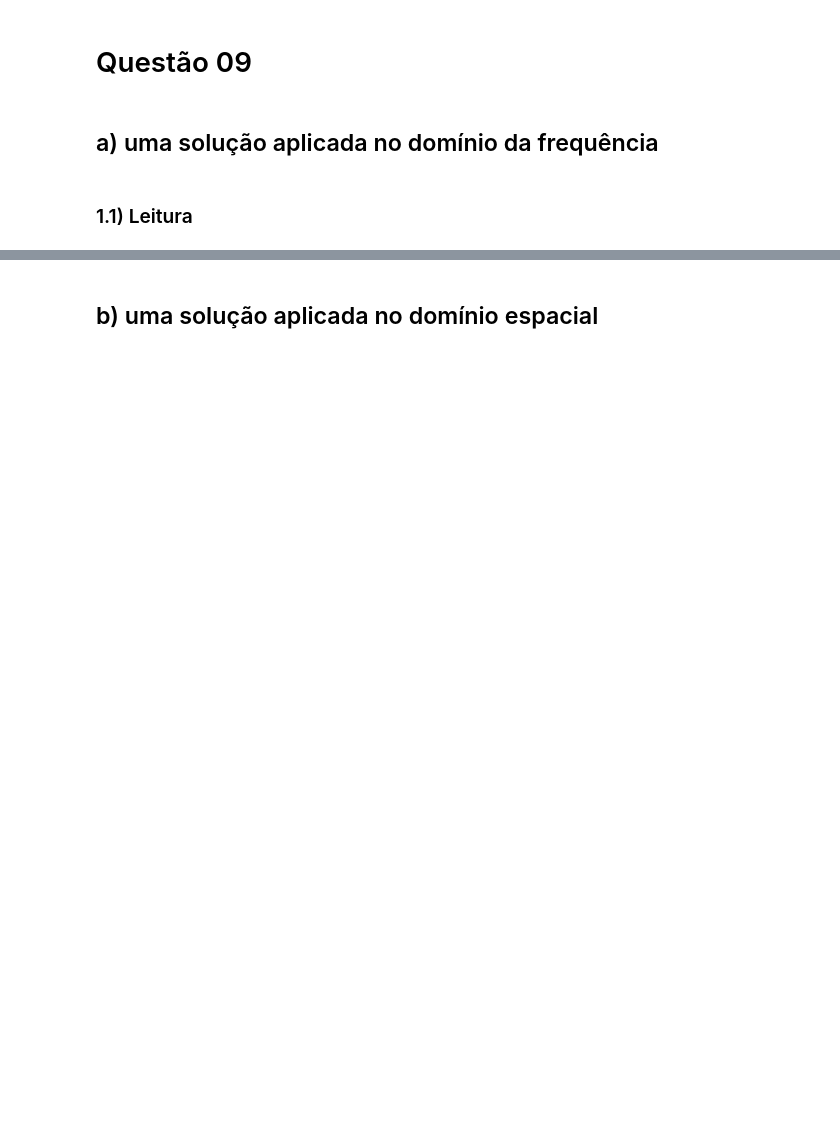
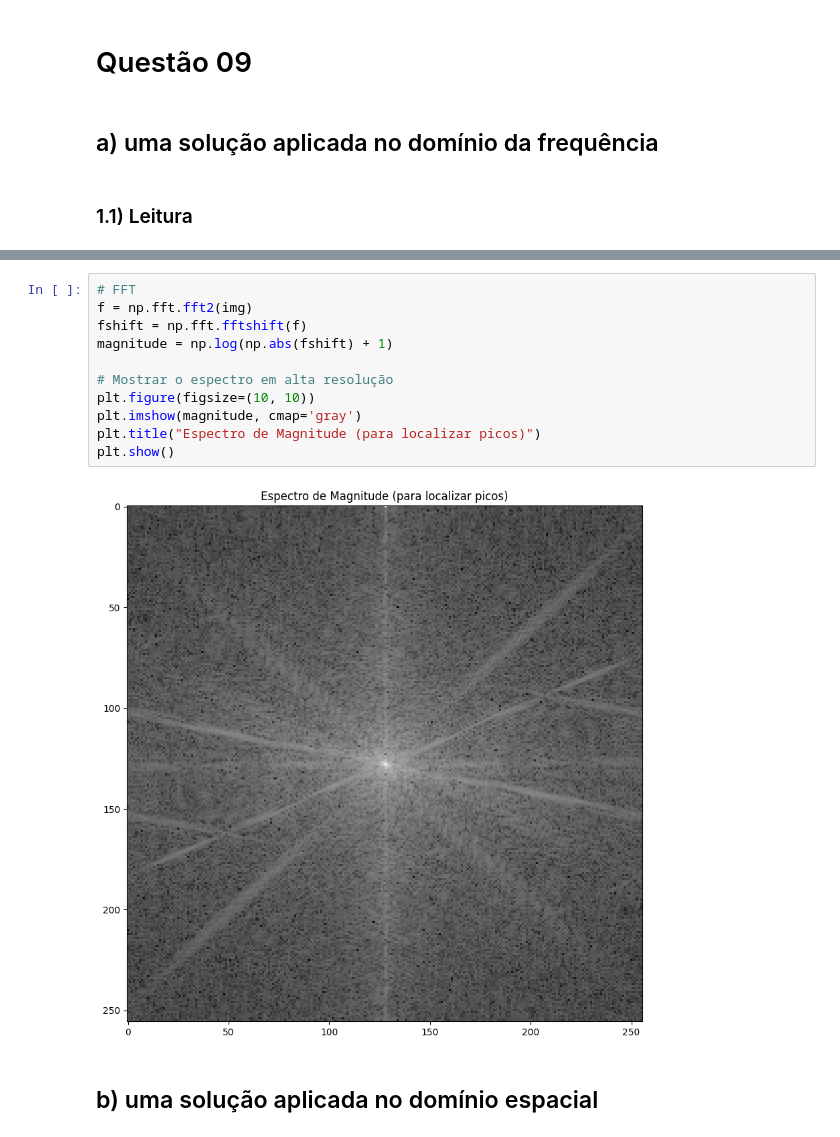
Before and after one commit to Manuelfjr/pdi, a Jupyter notebook: notebooks/03_atv02_code_q09.ipynb, the cells around one changed output, grey strips where cells are left out. Saved outputs shown, nothing was run; the diff lists cells and outputs as text; blank space fills up the shorter version.

```diff
--- a/notebooks/03_atv02_code_q09.ipynb
+++ b/notebooks/03_atv02_code_q09.ipynb
@@ -37,2 +67,15 @@ img = cv2.imread(path_assets / "atv02_lista02-assets" / 'cameraman_pattern.png',
+# %%
+# FFT
+f = np.fft.fft2(img)
+fshift = np.fft.fftshift(f)
+magnitude = np.log(np.abs(fshift) + 1)
+
+# Mostrar o espectro em alta resolução
+plt.figure(figsize=(10, 10))
+plt.imshow(magnitude, cmap='gray')
+plt.title("Espectro de Magnitude (para localizar picos)")
+plt.show()
+# %% [output]
+[figure, added]
 # %% [markdown]
 ## b) uma solução aplicada no domínio espacial
```
Also changed, not shown: parts of 6 cells of this notebook.
